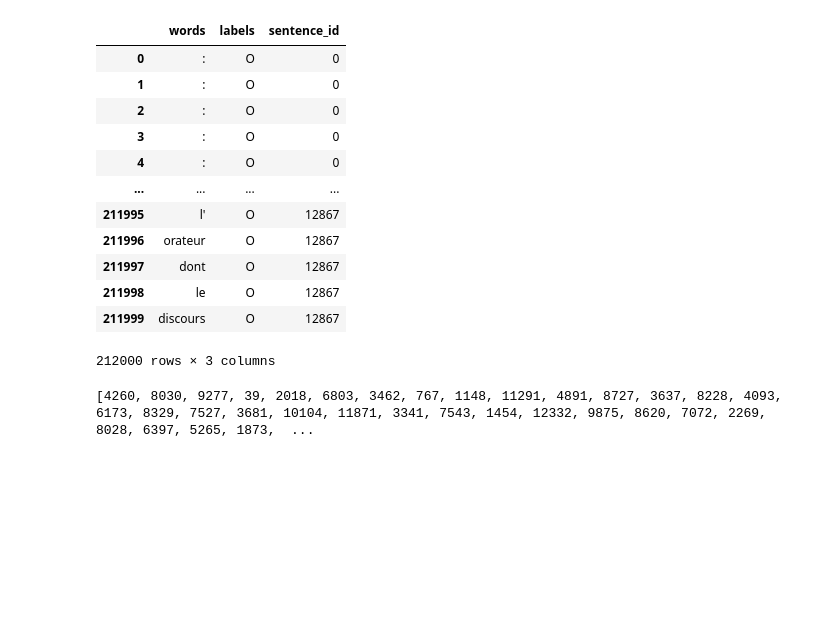
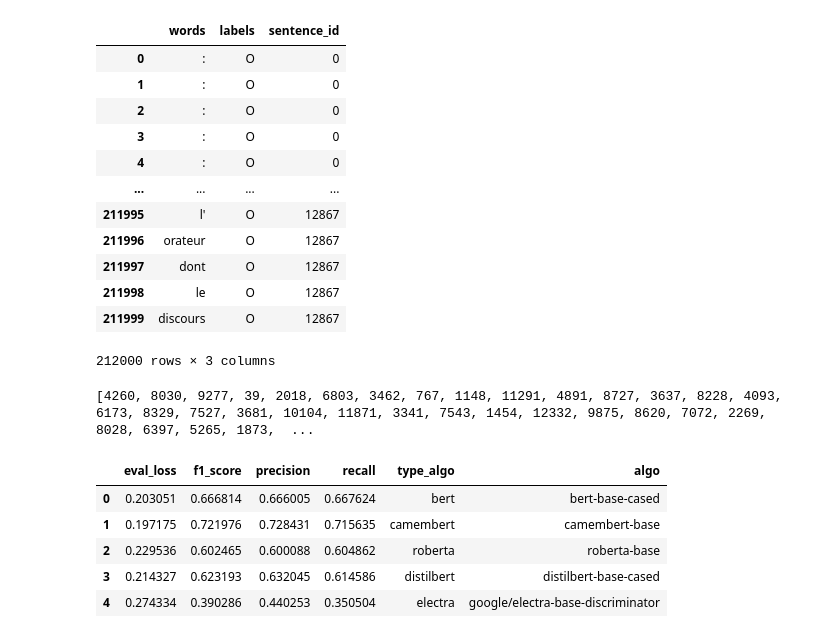
Before and after one commit to C4viar/PPD_MSLD_2019_2020_LL-AL-MT, a Jupyter notebook: Draft_code/projet_ner.ipynb, the cells around one changed output. Saved outputs shown, nothing was run; the diff lists cells and outputs as text; code cells hidden in the pictures; blank space fills up the shorter version.

```diff
--- a/Draft_code/projet_ner.ipynb
+++ b/Draft_code/projet_ner.ipynb
@@ -324,6 +324,15 @@ df = pd.read_csv("./out/df.csv", sep = "\t")
 # %%
 df["words"] = df["words"].astype(str)
 df["labels"] = df["labels"].astype(str)
+# %%
+results
+# %% [output]
+|  | eval_loss | f1_score | precision | recall | type_algo | algo |
+| 0 | 0.203051 | 0.666814 | 0.666005 | 0.667624 | bert | bert-base-cased |
+| 1 | 0.197175 | 0.721976 | 0.728431 | 0.715635 | camembert | camembert-base |
+| 2 | 0.229536 | 0.602465 | 0.600088 | 0.604862 | roberta | roberta-base |
+| 3 | 0.214327 | 0.623193 | 0.632045 | 0.614586 | distilbert | distilbert-base-cased |
+| 4 | 0.274334 | 0.390286 | 0.440253 | 0.350504 | electra | google/electra-base-discriminator |
 # %%
 from simpletransformers.ner import NERModel
 import pandas as pd
```
Also changed, not shown: parts of 4 cells of this notebook.
